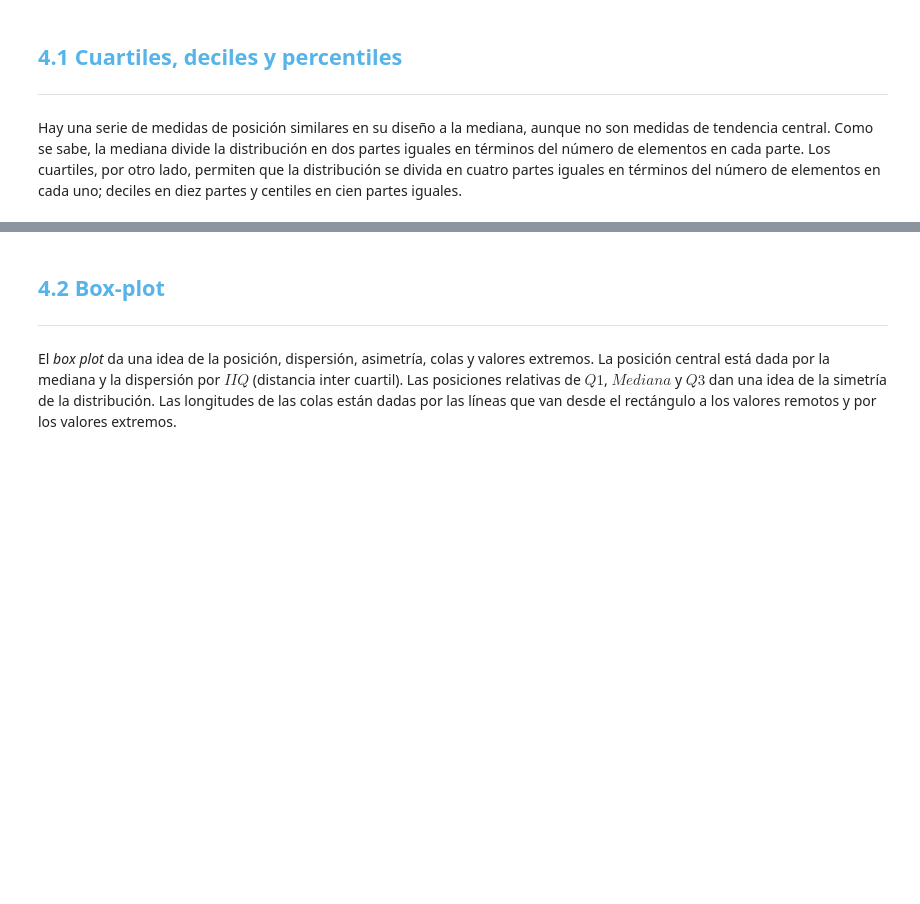
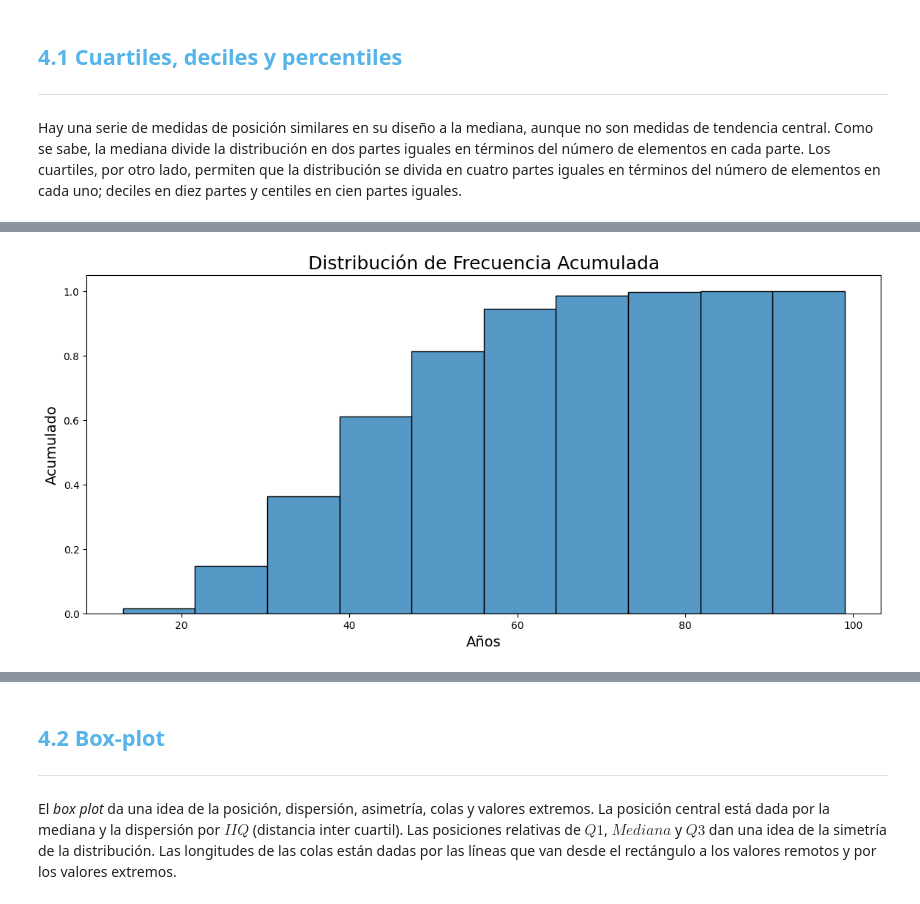
Before and after one commit to OctavioPinoRosas/Alura_Estadisticas_y_MachineLearning, a Jupyter notebook: EstadisticaConPython-FrecuenciasYMedidas/Curso_de_Estadística_con_Python_1.ipynb, the cells around one changed output, grey strips where cells are left out. Cells and saved outputs as stored; diff of their text form; code cells hidden in the pictures; blank space fills up the shorter version.

```diff
--- a/EstadisticaConPython-FrecuenciasYMedidas/Curso_de_Estadística_con_Python_1.ipynb
+++ b/EstadisticaConPython-FrecuenciasYMedidas/Curso_de_Estadística_con_Python_1.ipynb
@@ -904,0 +944,16 @@ Hay una serie de medidas de posición similares en su diseño a la mediana, aunq
+# %%
+import seaborn as sns
+import matplotlib.pyplot as plt
+
+plt.figure(figsize=(14, 6))
+
+# Histograma acumulado
+sns.histplot(datos.Edad, bins=10, stat='density', cumulative=True)
+
+# Título y etiquetas
+plt.title('Distribución de Frecuencia Acumulada', fontsize=18)
+plt.xlabel('Años', fontsize=14)
+plt.ylabel('Acumulado', fontsize=14)
+plt.show()
+# %% [output]
+[figure, added]
```
Also changed, not shown: parts of 5 cells of this notebook.
